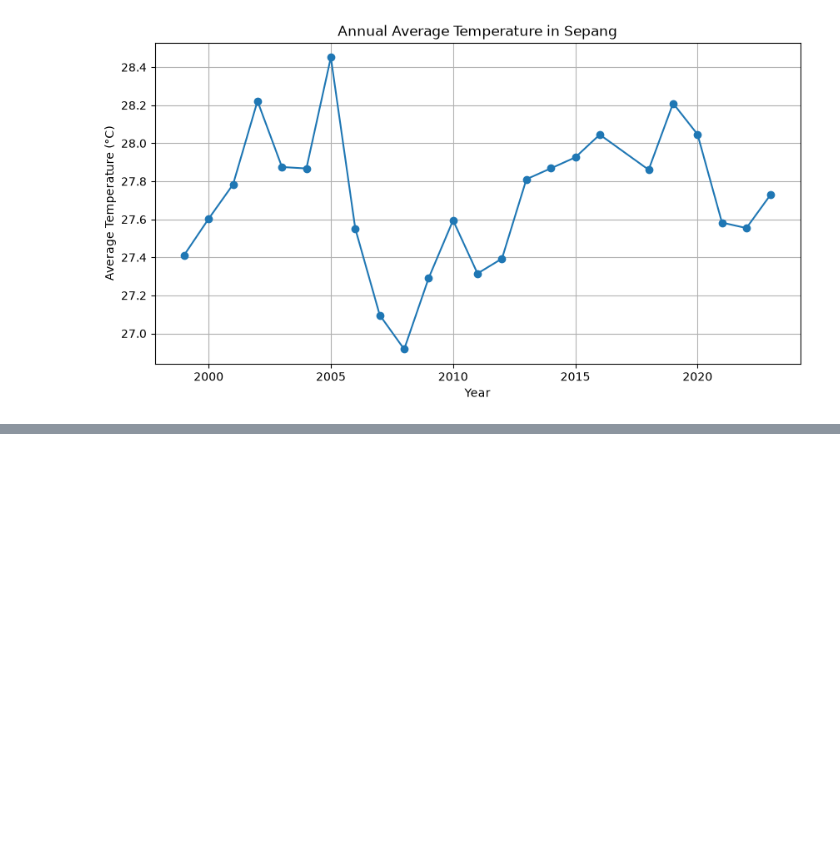
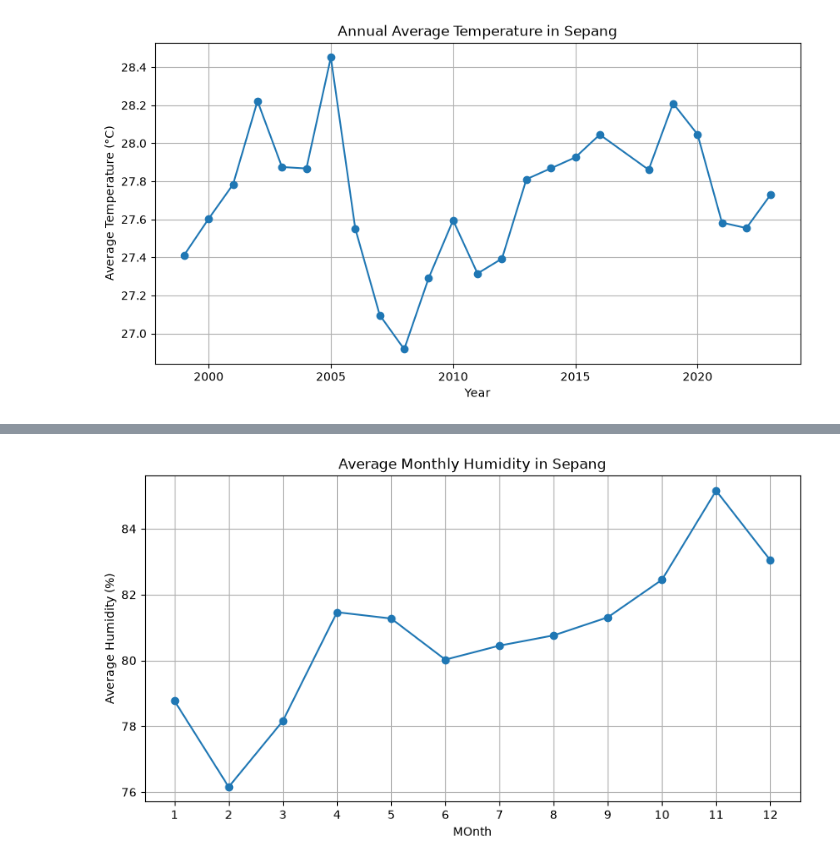
Before and after one commit to ThejaJeff/malaysia-weather-explorer, a Jupyter notebook: notebooks/weather_analysis.ipynb, the cells around one changed output, grey strips where cells are left out. Saved outputs shown, nothing was run; the diff lists cells and outputs as text; code cells hidden in the pictures; blank space fills up the shorter version.

```diff
--- a/notebooks/weather_analysis.ipynb
+++ b/notebooks/weather_analysis.ipynb
@@ -468,0 +671,8 @@ plt.show()
+# %%
+monthly_humidity = (
+    sp_analysis
+    .groupby("month")["humidity"]
+    .mean()
+    .reset_index()
+)
+monthly_humidity
@@ -468,0 +693,18 @@ plt.show()
+# %%
+plt.figure(figsize = (10,5))
+
+plt.plot(
+    monthly_humidity["month"],
+    monthly_humidity["humidity"],
+    marker="o"
+)
+
+plt.xlabel("MOnth")
+plt.ylabel("Average Humidity (%)")
+plt.title("Average Monthly Humidity in Sepang")
+plt.xticks(range(1,13))
+plt.grid(True)
+
+plt.show()
+# %% [output]
+[figure, added]
```
Also changed, not shown: parts of 20 cells of this notebook.
